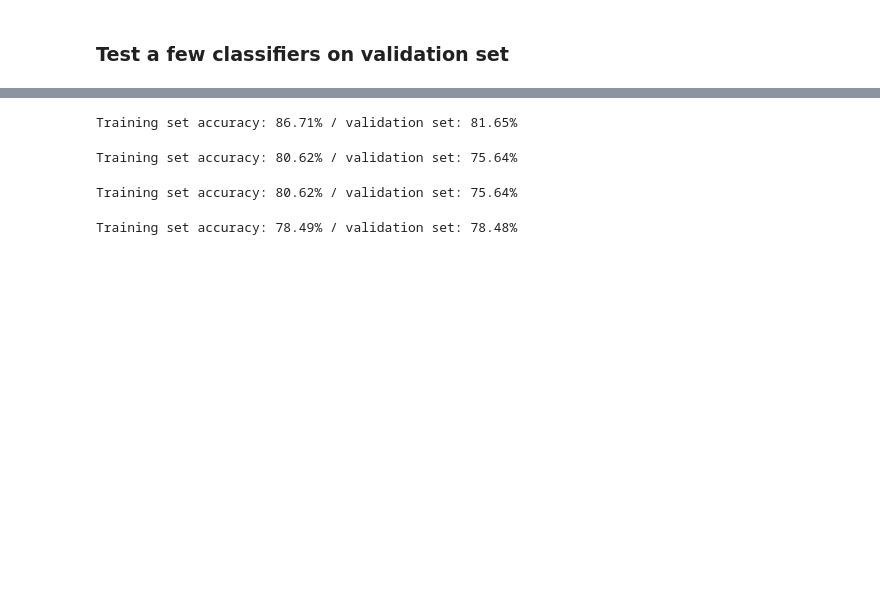
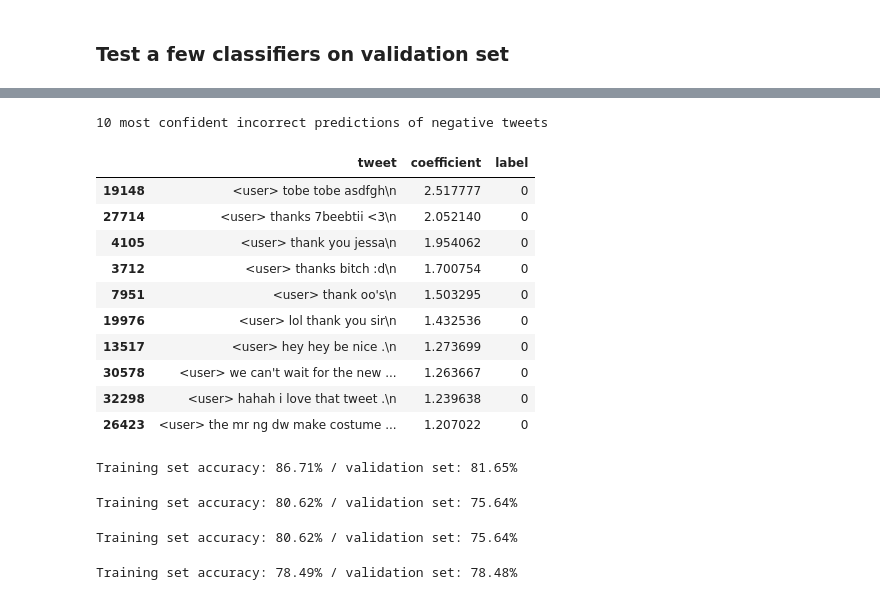
Before and after one commit to CS-433/Twitter_Sentiment_Analysis, a Jupyter notebook: TF_IDF.ipynb, the cells around one changed output, grey strips where cells are left out. Cells and saved outputs as stored; diff of their text form; code cells hidden in the pictures; blank space fills up the shorter version.

```diff
--- a/TF_IDF.ipynb
+++ b/TF_IDF.ipynb
@@ -59,3 +162,19 @@ Training set accuracy: 86.47% / validation set: 85.01%
+# %%
+print('{:d} most confident incorrect predictions of negative tweets'.format(n_))
+df.query('label == 0').sort_values(by= 'coefficient', ascending = False).head(n_)
+# %% [output]
+10 most confident incorrect predictions of negative tweets
+|  | tweet | coefficient | label |
+| 19148 | <user> tobe tobe asdfgh\n | 2.517777 | 0 |
+| 27714 | <user> thanks 7beebtii <3\n | 2.052140 | 0 |
+| 4105 | <user> thank you jessa\n | 1.954062 | 0 |
+| 3712 | <user> thanks bitch :d\n | 1.700754 | 0 |
+| 7951 | <user> thank oo's\n | 1.503295 | 0 |
+| 19976 | <user> lol thank you sir\n | 1.432536 | 0 |
+| 13517 | <user> hey hey be nice .\n | 1.273699 | 0 |
+| 30578 | <user> we can't wait for the new ... | 1.263667 | 0 |
+| 32298 | <user> hahah i love that tweet .\n | 1.239638 | 0 |
+| 26423 | <user> the mr ng dw make costume ... | 1.207022 | 0 |
 # %%
 from sklearn.naive_bayes import MultinomialNB
 
```
Also changed, not shown: parts of 11 cells of this notebook.
